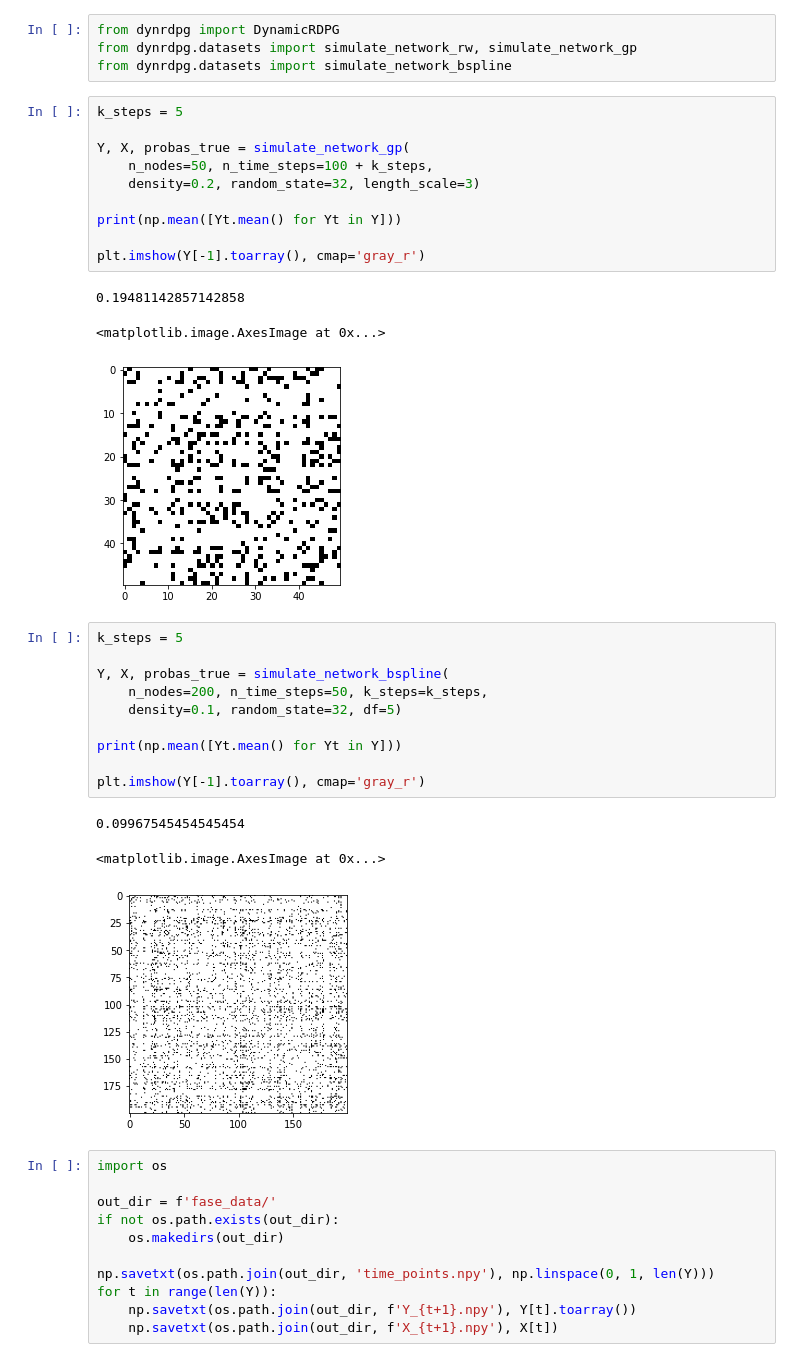
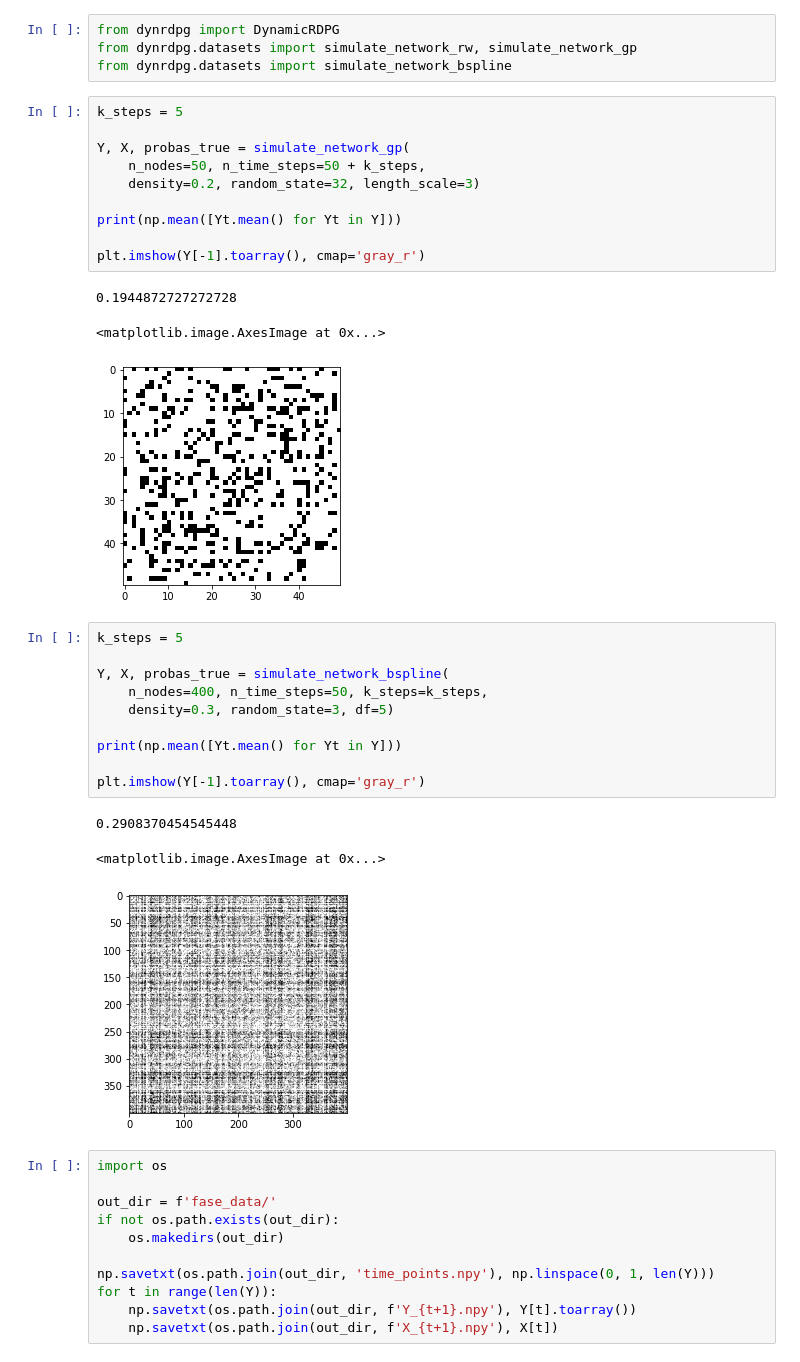
Before and after one commit to joshloyal/DynamicRDPG, a Jupyter notebook: notebook/FASE Comparison.ipynb, the cells around one changed output. Drawn from its saved outputs; the diff is of its cells as text.

```diff
--- a/notebook/FASE Comparison.ipynb
+++ b/notebook/FASE Comparison.ipynb
@@ -5,31 +5,31 @@ from dynrdpg.datasets import simulate_network_bspline
 # %%
 k_steps = 5
 
 Y, X, probas_true = simulate_network_gp(
-    n_nodes=50, n_time_steps=100 + k_steps,
+    n_nodes=50, n_time_steps=50 + k_steps,
     density=0.2, random_state=32, length_scale=3)
 
 print(np.mean([Yt.mean() for Yt in Y]))
 
 plt.imshow(Y[-1].toarray(), cmap='gray_r')
 # %% [output]
-0.19481142857142858
+0.1944872727272728
 <matplotlib.image.AxesImage at 0x...>
-[figure, old version]
+[figure, new version]
 # %%
 k_steps = 5
 
 Y, X, probas_true = simulate_network_bspline(
-    n_nodes=200, n_time_steps=50, k_steps=k_steps,
-    density=0.1, random_state=32, df=5)
+    n_nodes=400, n_time_steps=50, k_steps=k_steps,
+    density=0.3, random_state=3, df=5)
 
 print(np.mean([Yt.mean() for Yt in Y]))
 
 plt.imshow(Y[-1].toarray(), cmap='gray_r')
 # %% [output]
-0.09967545454545454
+0.2908370454545448
 <matplotlib.image.AxesImage at 0x...>
-[figure, old version]
+[figure, new version]
 # %%
 import os
 
```
Also changed, not shown: parts of 20 cells of this notebook, 2 other files.
